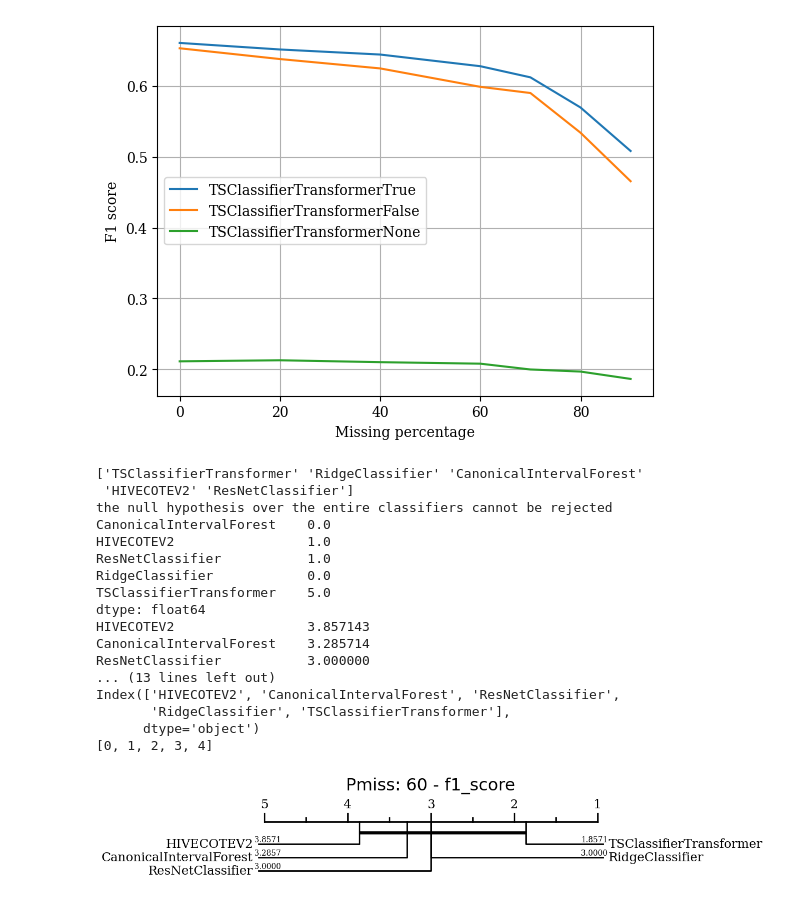
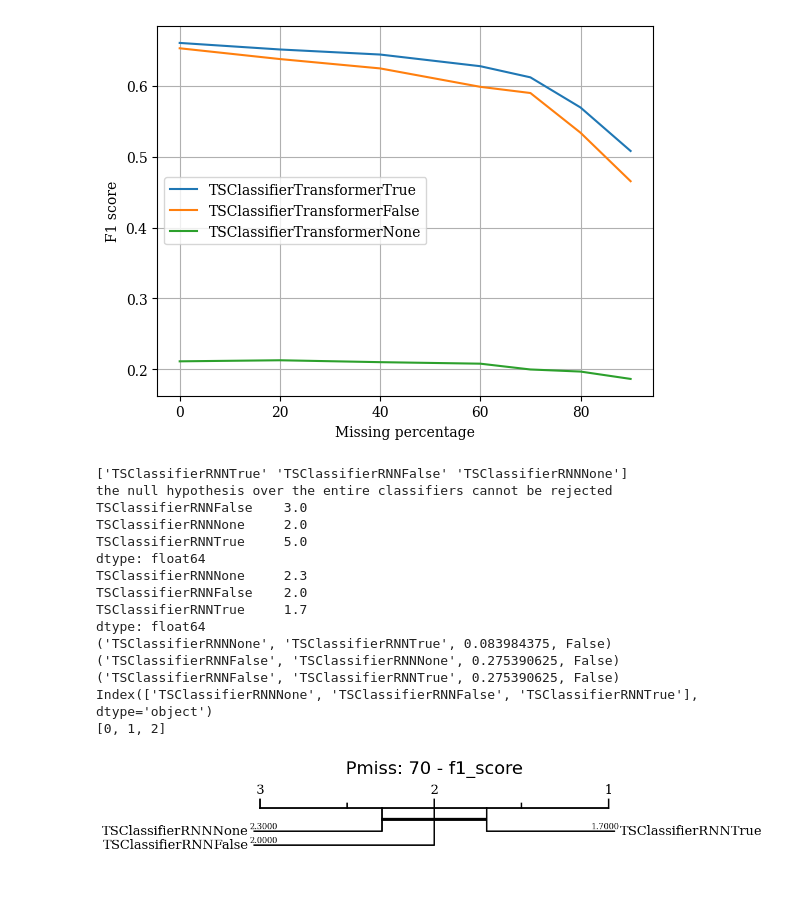
Before and after one commit to thiago-rissi/time_encoding_experiment, a Jupyter notebook: notebooks/stats.ipynb, the cells around one changed output. Saved outputs shown, nothing was run; the diff lists cells and outputs as text; code cells hidden in the pictures.

```diff
--- a/notebooks/stats.ipynb
+++ b/notebooks/stats.ipynb
@@ -61,57 +61,60 @@ plot_metric(model_mean, metric="F1 score")
 [figure]
 # %%
 base_path = pathlib.Path("/usr/src/code/data/outputs")
-pmiss = 60
+pmiss = 70
 metric_name = "f1_score"
 
 datasets = [
     "ERing",
     "Epilepsy",
     "Heartbeat",
     "UWaveGestureLibrary",
     "ArticularyWordRecognition",
-    # "EthanolConcentration",
+    "EthanolConcentration",
     "Libras",
     "AsphaltPavementTypeCoordinates",
-    # "FingerMovements",
-    # "Handwriting",
+    "FingerMovements",
+    "Handwriting",
 ]
 
 models = [
-    # "TSClassifierRNN",
-    "TSClassifierTransformer",
-    "RidgeClassifier",
-    "CanonicalIntervalForest",
-    "HIVECOTEV2",
-    "ResNetClassifier",
+    "TSClassifierRNNTrue",
+    "TSClassifierRNNFalse",
+    "TSClassifierRNNNone",
+    # "TSClassifierTransformerTrue",
+    # "TSClassifierTransformerFalse",
+    # "TSClassifierTransformerNone",
+    # "TSClassifierTransformer",
+    # "RidgeClassifier",
+    # "CanonicalIntervalForest",
+    # "HIVECOTEV2",
+    # "ResNetClassifier",
 ]
 
 df = gather_metric_cd(
     f1_score,
     "f1_score",
     base_path,
     datasets,
     models,
     pmiss,
     func_params={"average": "macro"},
 )
 draw_cd_diagram(metric_name, df, title=f"Pmiss: {pmiss} - {metric_name}", labels=True)
 # %% [output]
-['TSClassifierTransformer' 'RidgeClassifier' 'CanonicalIntervalForest'
- 'HIVECOTEV2' 'ResNetClassifier']
+['TSClassifierRNNTrue' 'TSClassifierRNNFalse' 'TSClassifierRNNNone']
 the null hypothesis over the entire classifiers cannot be rejected
-CanonicalIntervalForest    0.0
-HIVECOTEV2                 1.0
-ResNetClassifier           1.0
-RidgeClassifier            0.0
-TSClassifierTransformer    5.0
+TSClassifierRNNFalse    3.0
+TSClassifierRNNNone     2.0
+TSClassifierRNNTrue     5.0
 dtype: float64
-HIVECOTEV2                 3.857143
-CanonicalIntervalForest    3.285714
-ResNetClassifier           3.000000
-... (13 lines left out)
-Index(['HIVECOTEV2', 'CanonicalIntervalForest', 'ResNetClassifier',
-       'RidgeClassifier', 'TSClassifierTransformer'],
-      dtype='object')
-[0, 1, 2, 3, 4]
+TSClassifierRNNNone     2.3
+TSClassifierRNNFalse    2.0
+TSClassifierRNNTrue     1.7
+dtype: float64
+('TSClassifierRNNNone', 'TSClassifierRNNTrue', 0.083984375, False)
+('TSClassifierRNNFalse', 'TSClassifierRNNNone', 0.275390625, False)
+('TSClassifierRNNFalse', 'TSClassifierRNNTrue', 0.275390625, False)
+Index(['TSClassifierRNNNone', 'TSClassifierRNNFalse', 'TSClassifierRNNTrue'], dtype='object')
+[0, 1, 2]
-[figure, old version]
+[figure, new version]
```
Also changed, not shown: parts of 1 cell of this notebook, 6 other files.
